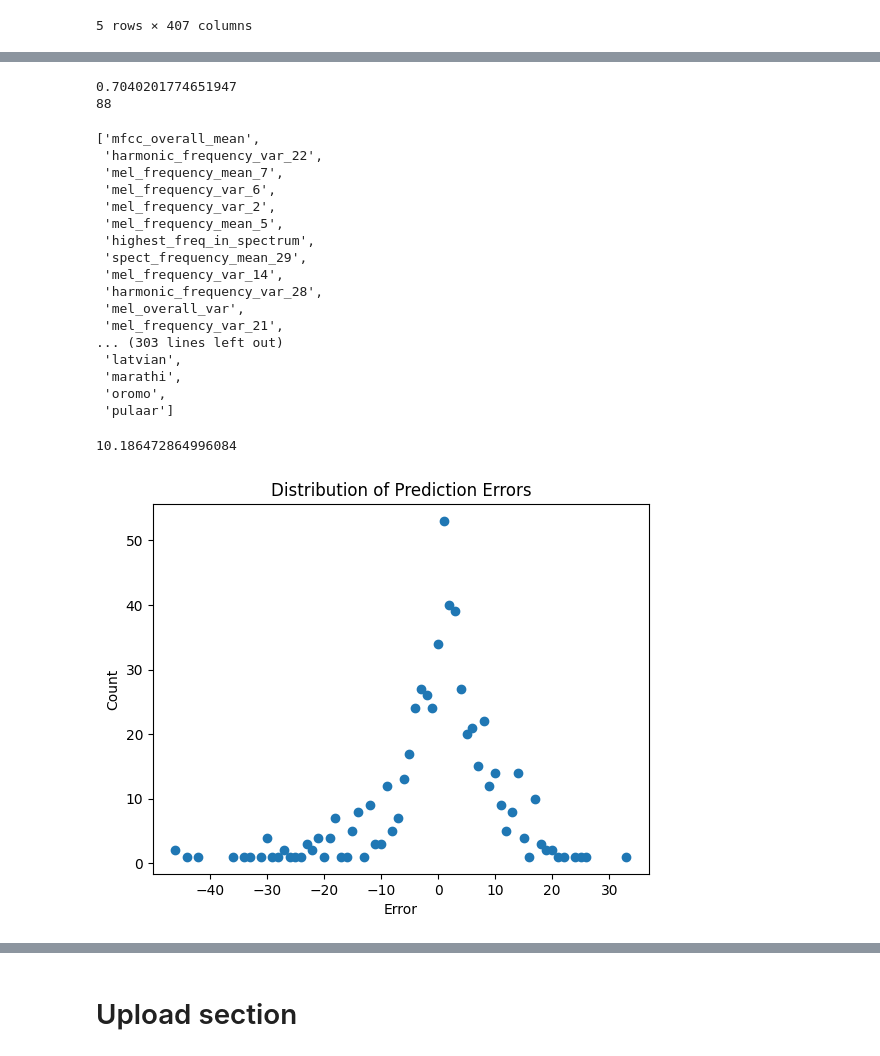
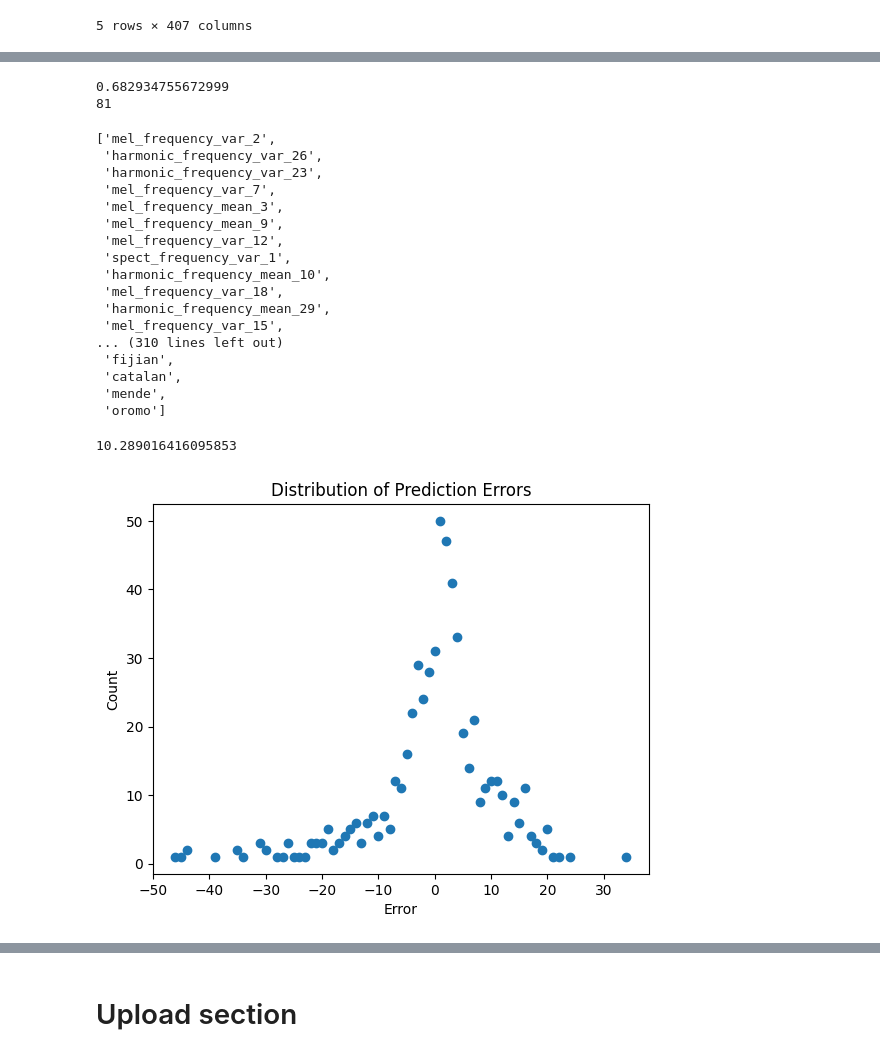
Before and after one commit to OTOTOTO02/Data-Science-Lab-process-and-methods-2024-25-WInter-Assignment, a Jupyter notebook: main.ipynb, the cells around one changed output, grey strips where cells are left out. Cells and saved outputs as stored; diff of their text form; code cells hidden in the pictures.

```diff
--- a/main.ipynb
+++ b/main.ipynb
@@ -1377,7 +1361,7 @@ display(step4_dev_norm_df.head())
 X_train_val_df = step4_dev_norm_df.copy()
 X_train_val_df = X_train_val_df
 
-forest = RandomForestRegressor(random_state=341967)
+forest = RandomForestRegressor(n_estimators=800, random_state=341967)
 
 X_train, X_val, y_train, y_val = train_test_split(X_train_val_df, ages_df, test_size=0.2, shuffle=True, random_state=341967)
 
@@ -1415,32 +1399,32 @@ imps
 # %%
-print(sum([imp for f, imp in imps[:88]]))
+print(sum([imp for f, imp in imps[:81]]))
 
 mean_imps = np.mean([imp for f, imp in imps])
 
 print(len([f for f, imp in imps if imp > mean_imps]))
 
-drop_features = [f for f,imp in imps[88:]]
+drop_features = [f for f,imp in imps[81:]]
 # drop_features.append('audio_length')
 drop_features
 # %% [output]
-0.7040201774651947
-88
+0.682934755672999
+81
-['mfcc_overall_mean',
- 'harmonic_frequency_var_22',
- 'mel_frequency_mean_7',
- 'mel_frequency_var_6',
- 'mel_frequency_var_2',
- 'mel_frequency_mean_5',
- 'highest_freq_in_spectrum',
- 'spect_frequency_mean_29',
- 'mel_frequency_var_14',
- 'harmonic_frequency_var_28',
- 'mel_overall_var',
- 'mel_frequency_var_21',
-... (303 lines left out)
- 'latvian',
- 'marathi',
- 'oromo',
- 'pulaar']
+['mel_frequency_var_2',
+ 'harmonic_frequency_var_26',
+ 'harmonic_frequency_var_23',
+ 'mel_frequency_var_7',
+ 'mel_frequency_mean_3',
+ 'mel_frequency_mean_9',
+ 'mel_frequency_var_12',
+ 'spect_frequency_var_1',
+ 'harmonic_frequency_mean_10',
+ 'mel_frequency_var_18',
+ 'harmonic_frequency_mean_29',
+ 'mel_frequency_var_15',
+... (310 lines left out)
+ 'fijian',
+ 'catalan',
+ 'mende',
+ 'oromo']
 # %%
 step4_dev_pruned_df = step4_dev_norm_df.drop(columns=drop_features, axis=1)
@@ -1451,22 +1435,22 @@ step4_dev_pruned_df = step4_dev_norm_df.drop(columns=drop_features, axis=1)
 # %%
 # let us try remove them
 X_train_val_df = step4_dev_pruned_df.copy()
 X_train_val_df = X_train_val_df
 
-forest_pruned = RandomForestRegressor(random_state=341967)
+forest_pruned = RandomForestRegressor(n_estimators=400, random_state=341967)
 
 X_train, X_val, y_train, y_val = train_test_split(X_train_val_df, ages_df, test_size=0.2, shuffle=True, random_state=341967)
 
 forest_pruned.fit(X_train, y_train)
 y_pred = forest_pruned.predict(X_val)
 
 display(root_mean_squared_error(y_val, y_pred))
 
 _ = plot_error_distripution(y_pred, y_val, 0)
 #10.186472864996084
 # %% [output]
-10.186472864996084
+10.289016416095853
-[figure, old version]
+[figure, new version]
 # %%
 sorted(zip(forest_pruned.feature_names_in_, forest_pruned.feature_importances_), key=lambda x:x[1] , reverse=True)
 # %% [output]
```
Also changed, not shown: parts of 11 cells of this notebook, 1 other file.
